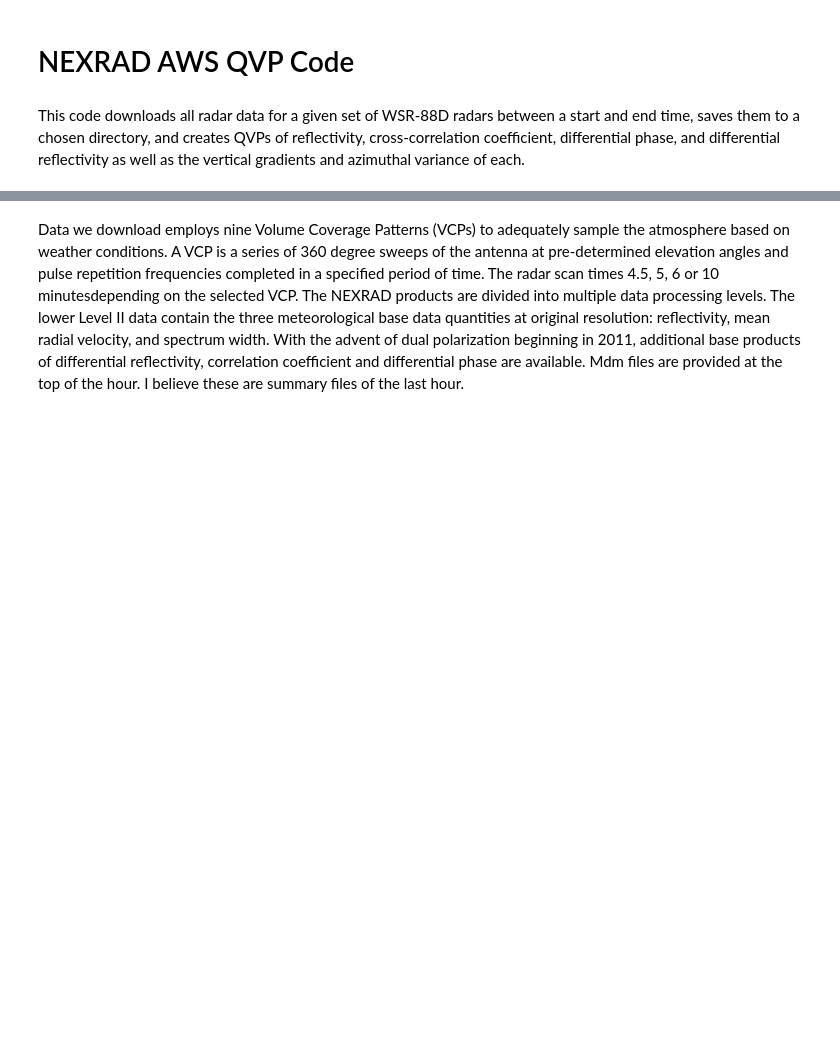
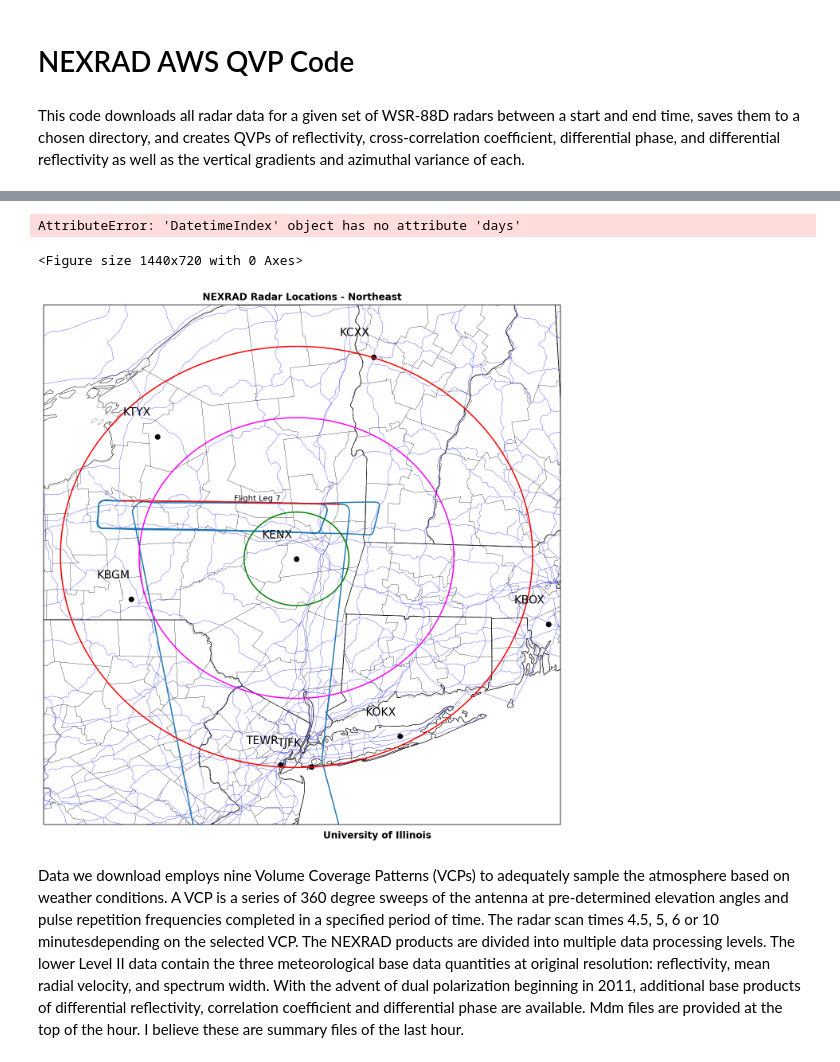
Before and after one commit to gdebrun2/NEXRAD-QVPs, a Jupyter notebook: QVP Analysis.ipynb, the cells around one changed output, grey strips where cells are left out. Saved outputs shown, nothing was run; the diff lists cells and outputs as text; code cells hidden in the pictures; blank space fills up the shorter version.

```diff
--- a/QVP Analysis.ipynb
+++ b/QVP Analysis.ipynb
@@ -64,34 +186,93 @@ NE_Radars = [['KCLE', 'inland', 'Cleaveland', 'OH'],
+# %%
+#%%capture
+figpath = '/Users/Gavin/Projects/Radar Meteorology/Microphysics Figures/2DS/'
+
+for i in range(len(p3_flight_times)):
+    plt.figure(figsize=(20,10))
+
+    first_p3_time = np.argmin(abs(p3_times - flight_leg_date_ranges[i][0]))
+    last_p3_time = np.argmin(abs(p3_times - flight_leg_date_ranges[i][-1]))
+
+
+    data = pd.DataFrame({'nt' : flight_leg_nt[i]},index = flight_leg_date_ranges[i])
+    xticks = pd.unique(data.index.round("min"))
+    xticks=pd.DatetimeIndex(xticks)
+    print(xticks.days)
+    ax = data.groupby(lambda x: x.strftime("%H:%M")).boxplot(subplots=False,return_type="axes",positions=xticks)
+
+    #xticks = pd.DataFrame(data.index).resample("%H:%M")
+
+    print(xticks)
+    ax.set_xticks(xticks)
+    labels = [item.get_text()[1:6] for item in ax.get_xticklabels()]
+    ax.set_xticklabels(labels)
+    #\ax.set_title('NT Versus Time - Flight Leg '+str(i))
+
+    #plt.savefig(figpath + 'FlightLeg' + str(i) + '_box', dpi = 500)
+    #plt.close()
+    plt.show()
+
+    data = pd.DataFrame({'nt':flight_leg_nt[i], 'time':flight_leg_date_ranges[i]})
+    data.time = data.time.dt.strftime("%H:%M")
+    plt.figure(figsize=(20,10))
+    sns.lineplot(x="time", y="nt",err_style="band", ci='sd', estimator="median", data=data)
+    plt.gca().set_title('NT Versus Time - Flight Leg '+str(i))
+    #plt.savefig(figpath + 'FlightLeg' + str(i) + '_line', dpi = 500)
+    #plt.close()
+    plt.show()
+# %% [output]
+AttributeError: 'DatetimeIndex' object has no attribute 'days'
+<Figure size 1440x720 with 0 Axes>
 # %%
 #makes a map of all radar locations available to us througout the northeast
 
 locs = pyart.io.nexrad_common.NEXRAD_LOCATIONS
 fig = plt.figure(figsize=(15, 12))
 proj = ccrs.Miller()
 ax = fig.add_subplot(1, 1, 1, projection=proj)
-extent = [-83, -65, 36, 48]
+extent = [-77, -71, 40, 45]
 ax.set_extent(extent, crs=ccrs.PlateCarree())
 ax.coastlines(resolution='10m', color='black', linewidth=0.5)
 states_provinces = cfeature.NaturalEarthFeature(category='cultural', name='admin_1_states_provinces_lakes', scale='10m', facecolor='none')
 roads = cfeature.NaturalEarthFeature(category='cultural', name='roads', scale='10m', facecolor='none')
 ax.add_feature(states_provinces, edgecolor='black', linewidth=0.5)
 ax.add_feature(USCOUNTIES.with_scale('5m'), edgecolor='black', linewidth=0.2)
 ax.add_feature(roads, edgecolor='blue', linewidth=0.3)
 plt.title('NEXRAD Radar Locations - Northeast', fontweight='bold')
 
 for key in locs:
 
     lon = locs[key]['lon']
     lat = locs[key]['lat']
     name = key
     ax.scatter(lon,lat,marker='o', color='black', transform=ccrs.PlateCarree())
     lat_mod = lat + .2
     lon_mod = lon - .4
 
     if lon >= extent[0] and lon <= extent[1] and lat >= extent[2] and lat <= extent[3]:
         ax.text(lon_mod, lat_mod, name, color='black', fontsize=14, transform=ccrs.PlateCarree())
+ax.plot(tds_lon,tds_lat,transform=ccrs.PlateCarree())
 
-txt = 'University of Illinois'
-suppress = ax.text(.83, 0.105, txt, wrap=True, horizontalalignment='center', fontsize=12, fontweight='bold',transform=fig.transFigure)
+
+
+#for i in range(len(flight_leg_lons_lats_start)):
+lons = flight_leg_lons[6]
+lats = flight_leg_lats[6]
+ax.plot(lons,lats,transform=ccrs.PlateCarree(),color='red')
+plt.text(lons[len(lons)//2],lats[len(lats)//2]+.01,'Flight Leg 7',transform = ccrs.PlateCarree())
+
+
+circle_points = cg.Geodesic().circle(lon=-74.06444, lat=42.58639, radius=225*1000, n_samples=1000, endpoint=False)
+ax.plot(circle_points[:,0],circle_points[:,1],transform=ccrs.PlateCarree(),color='red')
+
+circle_points = cg.Geodesic().circle(lon=-74.06444, lat=42.58639, radius=150*1000, n_samples=1000, endpoint=False)
+ax.plot(circle_points[:,0],circle_points[:,1],transform=ccrs.PlateCarree(),color='magenta')
+
+circle_points = cg.Geodesic().circle(lon=-74.06444, lat=42.58639, radius=50*1000, n_samples=1000, endpoint=False)
+ax.plot(circle_points[:,0],circle_points[:,1],transform=ccrs.PlateCarree(),color='green')
+plt.savefig('/Users/Gavin/Projects/Radar Meteorology/Flight Illustration Leg 7',dpi=500)
+# %% [output]
+[figure, added]
 # %% [markdown]
 Data we download employs nine Volume Coverage Patterns (VCPs) to adequately sample the atmosphere based on weather conditions.
 A VCP is a series of 360 degree sweeps of the antenna at pre-determined elevation angles and pulse repetition frequencies completed in a specified period of time.
```
Also changed, not shown: parts of 14 cells of this notebook, 1 other file.
